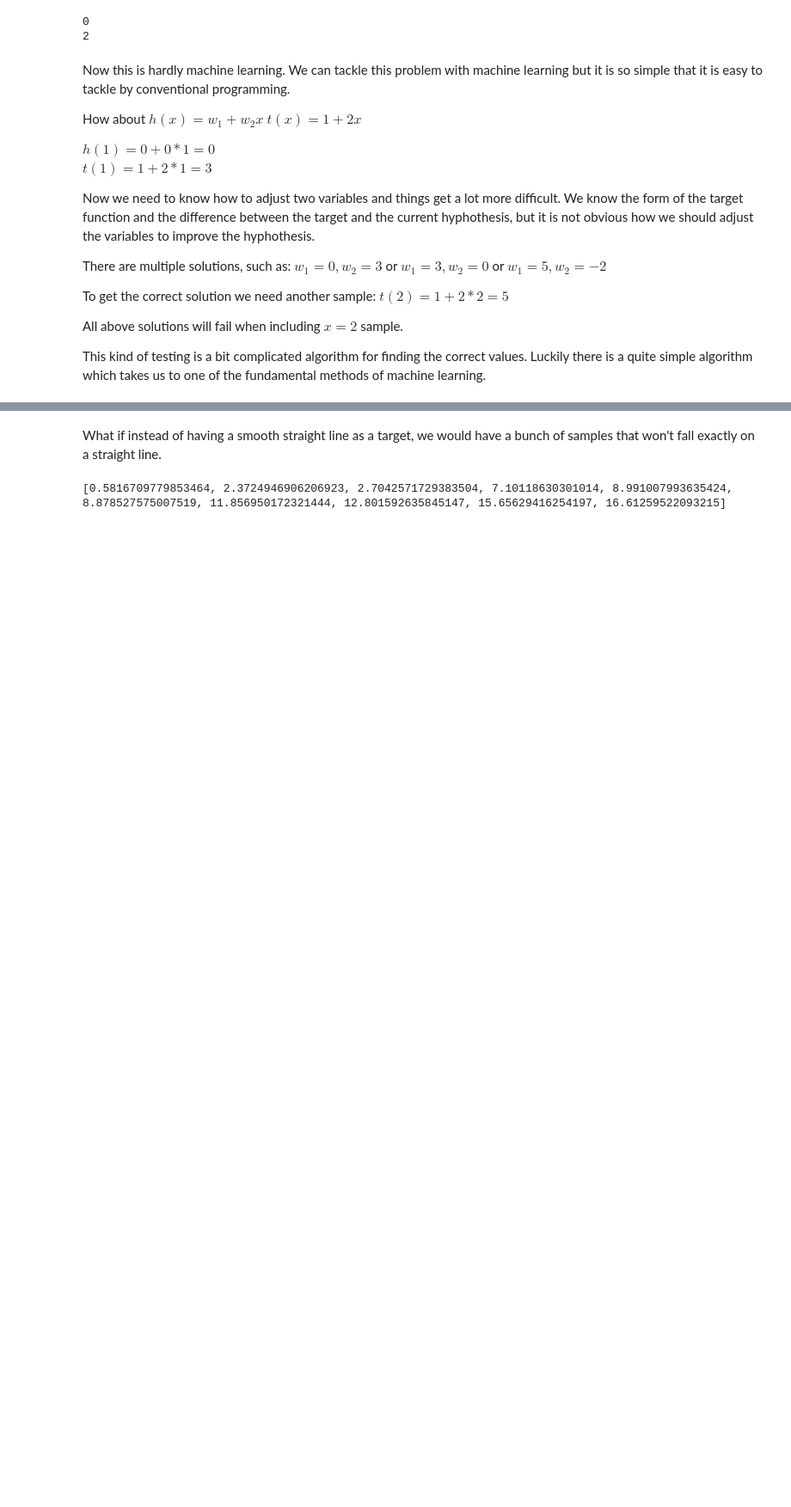
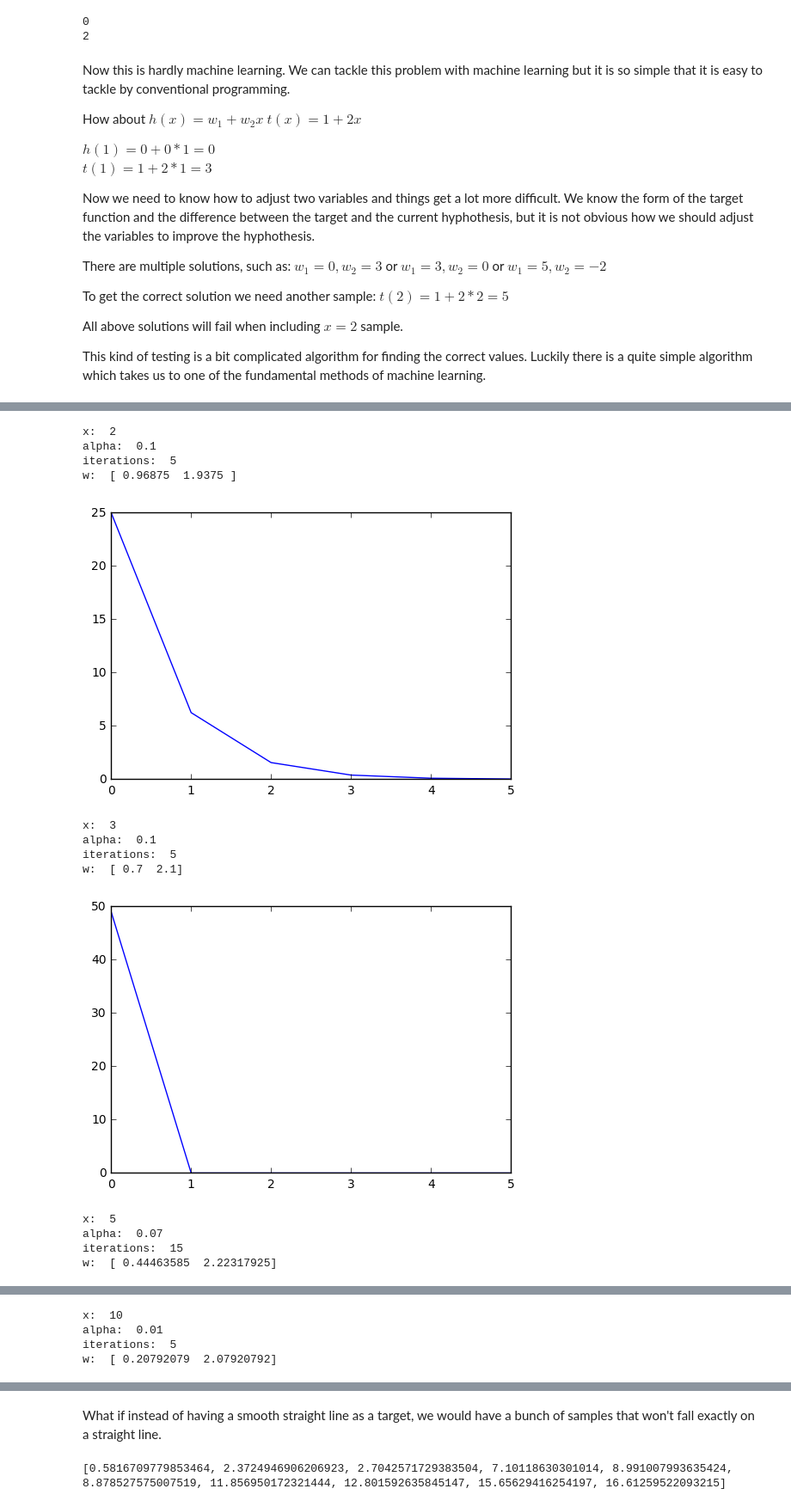
Before and after one commit to jarmop/learning, a Jupyter notebook: theory.ipynb, the cells around one changed output, grey strips where cells are left out. Shown at 86% size. Cells and saved outputs as stored; diff of their text form; code cells hidden in the pictures; blank space fills up the shorter version.

```diff
--- a/theory.ipynb
+++ b/theory.ipynb
@@ -108,0 +195,37 @@ We are using the gradient to minimize the loss function, hence the term **gradie
+# %%
+def train(w, x, alpha, iterations):
+    losses = [loss(w, x)]
+    for i in range(0, iterations):
+        w = gradient_descent(w, x, alpha)
+        l = loss(w, x)
+        losses.append(l)
+    print('x: ', x)
+    print('alpha: ', alpha)
+    print('iterations: ', iterations)
+    print('w: ', w)
+    plt.plot(losses)
+    plt.show()
+
+w = np.array([0,0])
+x = 2
+alpha = 0.1
+iterations = 5
+train(w, x, alpha, iterations)
+train(w, 3, alpha, iterations)
+train(w, 5, 0.07, 15)
+train(w, 10, 0.01, 5)
+# %% [output]
+x:  2
+alpha:  0.1
+iterations:  5
+w:  [ 0.96875  1.9375 ]
+[figure, added]
+x:  3
+alpha:  0.1
+iterations:  5
+w:  [ 0.7  2.1]
+[figure, added]
+x:  5
+alpha:  0.07
+iterations:  15
+w:  [ 0.44463585  2.22317925]
@@ -108,0 +233,4 @@ We are using the gradient to minimize the loss function, hence the term **gradie
+x:  10
+alpha:  0.01
+iterations:  5
+w:  [ 0.20792079  2.07920792]
```
Also changed, not shown: parts of 11 cells of this notebook, 1 other file.
